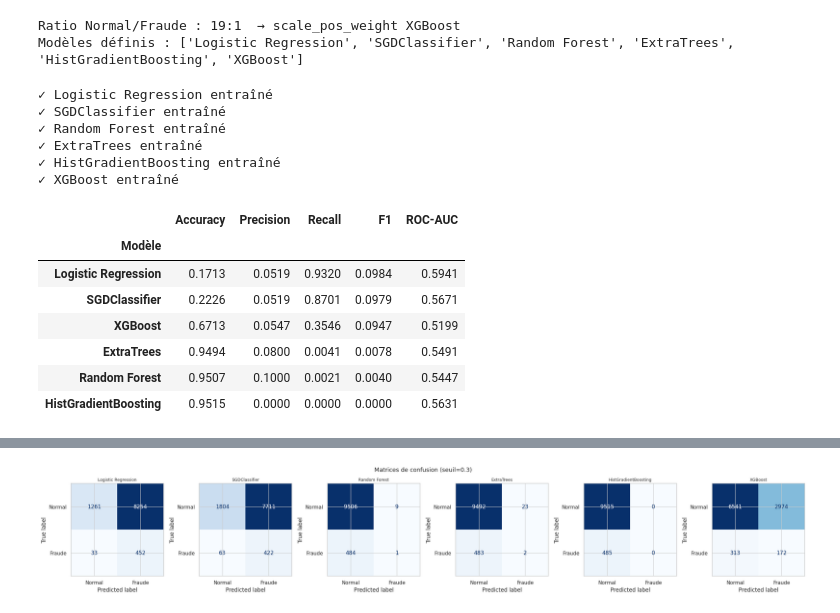
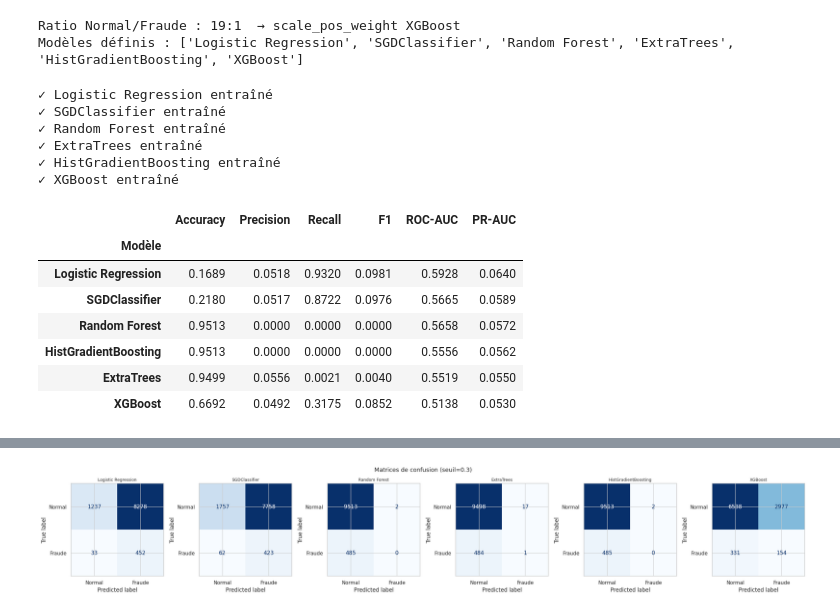
Before and after one commit to Djerade/bank-fraud-detection, a Jupyter notebook: notebooks/exploration.ipynb, the cells around one changed output, grey strips where cells are left out. Cells and saved outputs as stored; diff of their text form; code cells hidden in the pictures.

```diff
--- a/notebooks/exploration.ipynb
+++ b/notebooks/exploration.ipynb
@@ -810,6 +812,8 @@ df_non_num
 | 49994 | 08:27 | 2025-03-25 | 95.107.190.158 | 2025-03-25 | 2025-03-25 08:27:00 |
 | 49995 | 13:04 | 2025-03-19 | 69.168.33.58 | 2025-03-19 | 2025-03-19 13:04:00 |
 49996 rows × 5 columns
+# %%
+df = df.drop(columns=df_non_num.columns, errors="ignore")
 # %%
 # Export optionnel du jeu enrichi (même dossier `data/` que le CSV brut)
 _feat_out = _repo / "data" / "FraudShield_Banking_Data_features.csv"
@@ -886,6 +890,7 @@ DROP_COLS = [
     "Customer_ID",
     "IP_Address",
     "transaction_dt",
+    "Device_ID",
     "order_date_dt",
     "Transaction_Date",
     "Transaction_Time",
@@ -985,41 +1000,42 @@ print("Modèles définis :", list(models.keys()))
 Ratio Normal/Fraude : 19:1  → scale_pos_weight XGBoost
 Modèles définis : ['Logistic Regression', 'SGDClassifier', 'Random Forest', 'ExtraTrees', 'HistGradientBoosting', 'XGBoost']
 # %%
-from sklearn.metrics import accuracy_score
+from sklearn.metrics import accuracy_score, average_precision_score
 
-THRESHOLD = 0.3  # seuil abaissé : favorise le Recall (détecter plus de fraudes)
+THRESHOLD = 0.3
 
 results = []
 
 for name, model in models.items():
     model.fit(X_train_res, y_train_res)
     y_proba = model.predict_proba(X_test_enc)[:, 1]
     y_pred  = (y_proba >= THRESHOLD).astype(int)
 
     results.append({
         "Modèle"   : name,
         "Accuracy" : round(accuracy_score(y_test, y_pred),                    4),
         "Precision": round(precision_score(y_test, y_pred, zero_division=0), 4),
         "Recall"   : round(recall_score(y_test, y_pred, zero_division=0),    4),
         "F1"       : round(f1_score(y_test, y_pred, zero_division=0),         4),
         "ROC-AUC"  : round(roc_auc_score(y_test, y_proba),                   4),
+        "PR-AUC"   : round(average_precision_score(y_test, y_proba),          4),
     })
     print(f"✓ {name} entraîné")
 
 results_df = pd.DataFrame(results).set_index("Modèle")
-results_df.sort_values("F1", ascending=False)
+results_df.sort_values("PR-AUC", ascending=False)
 # %% [output]
 ✓ Logistic Regression entraîné
 ✓ SGDClassifier entraîné
 ✓ Random Forest entraîné
 ✓ ExtraTrees entraîné
 ✓ HistGradientBoosting entraîné
 ✓ XGBoost entraîné
-|  | Accuracy | Precision | Recall | F1 | ROC-AUC |
-| Modèle |  |  |  |  |  |
-| Logistic Regression | 0.1713 | 0.0519 | 0.9320 | 0.0984 | 0.5941 |
-| SGDClassifier | 0.2226 | 0.0519 | 0.8701 | 0.0979 | 0.5671 |
-| XGBoost | 0.6713 | 0.0547 | 0.3546 | 0.0947 | 0.5199 |
-| ExtraTrees | 0.9494 | 0.0800 | 0.0041 | 0.0078 | 0.5491 |
-| Random Forest | 0.9507 | 0.1000 | 0.0021 | 0.0040 | 0.5447 |
-| HistGradientBoosting | 0.9515 | 0.0000 | 0.0000 | 0.0000 | 0.5631 |
+|  | Accuracy | Precision | Recall | F1 | ROC-AUC | PR-AUC |
+| Modèle |  |  |  |  |  |  |
+| Logistic Regression | 0.1689 | 0.0518 | 0.9320 | 0.0981 | 0.5928 | 0.0640 |
+| SGDClassifier | 0.2180 | 0.0517 | 0.8722 | 0.0976 | 0.5665 | 0.0589 |
+| Random Forest | 0.9513 | 0.0000 | 0.0000 | 0.0000 | 0.5658 | 0.0572 |
+| HistGradientBoosting | 0.9513 | 0.0000 | 0.0000 | 0.0000 | 0.5556 | 0.0562 |
+| ExtraTrees | 0.9499 | 0.0556 | 0.0021 | 0.0040 | 0.5519 | 0.0550 |
+| XGBoost | 0.6692 | 0.0492 | 0.3175 | 0.0852 | 0.5138 | 0.0530 |
```
Also changed, not shown: parts of 25 cells of this notebook, 10 other files.
